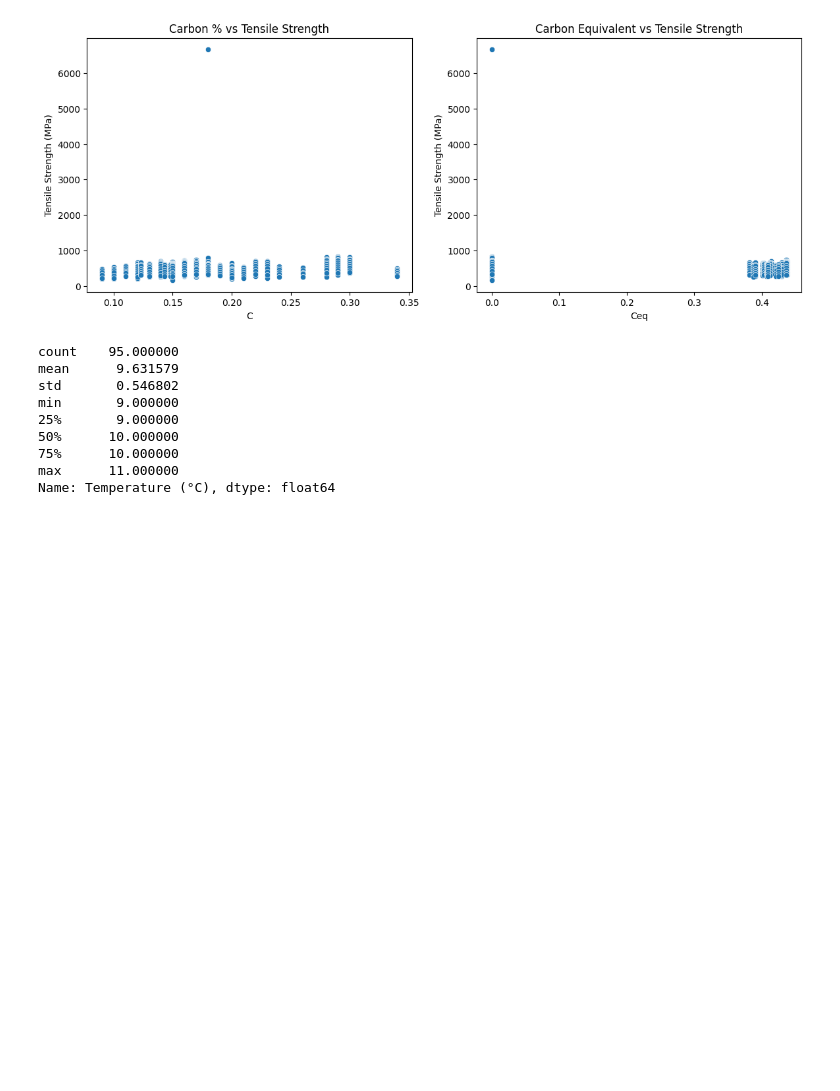
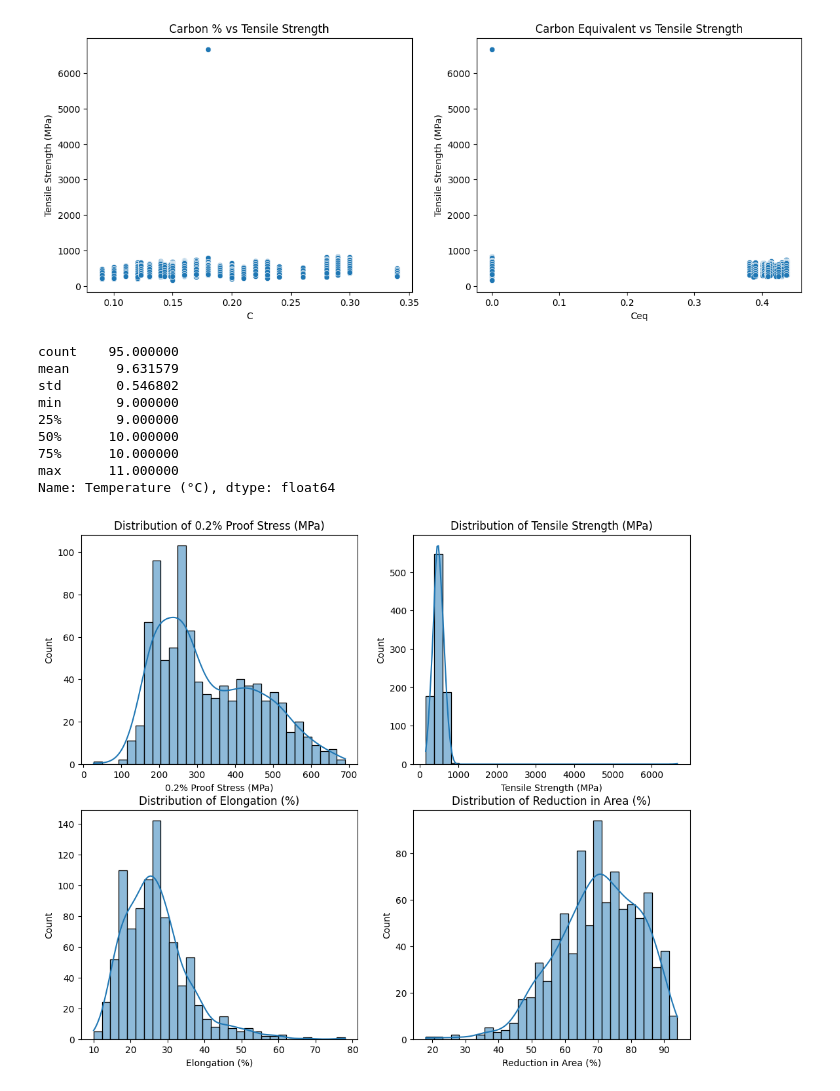
Before and after one commit to siddd776/Property_prediction_of_material, a Jupyter notebook: Property_prediction.ipynb, the cells around one changed output. Cells and saved outputs as stored; diff of their text form; code cells hidden in the pictures; blank space fills up the shorter version.

```diff
--- a/Property_prediction.ipynb
+++ b/Property_prediction.ipynb
@@ -131,3 +131,18 @@ min       9.000000
 75%      10.000000
 max      11.000000
 Name: Temperature (°C), dtype: float64
+# %%
+#histogram to see properties relation with element composition
+
+target_columns = ['0.2% Proof Stress (MPa)', 'Tensile Strength (MPa)', 'Elongation (%)',
+       'Reduction in Area (%)']
+fig, axes = plt.subplots(2,2, figsize = (12,10))
+axes = axes.flatten()
+
+for i, col in enumerate(target_columns):
+    sns.histplot(Data[col], kde = True, bins=30, ax=axes[i])
+    axes[i].set_title(f'Distribution of {col}')
+
+plt.show()
+# %% [output]
+[figure, added]
```
Also changed, not shown: parts of 12 cells of this notebook.
